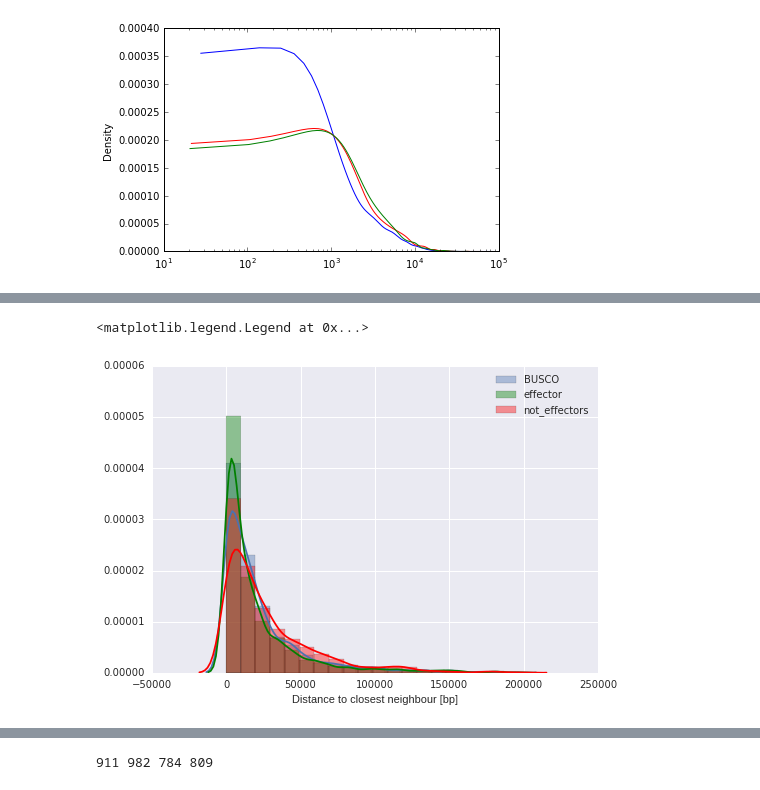
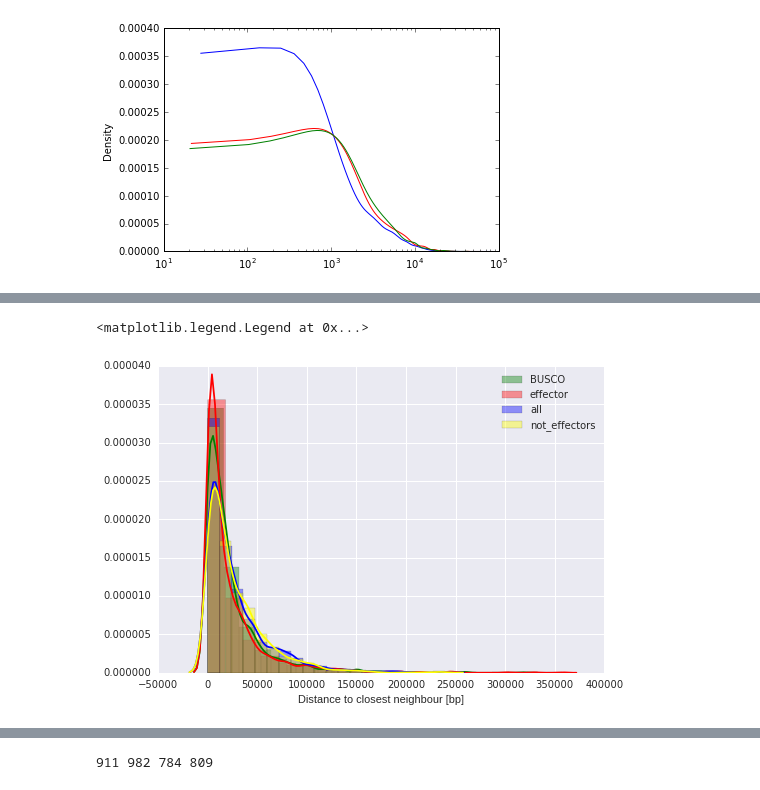
Before and after one commit to BenjaminSchwessinger/Pst_104E_analysis, a Jupyter notebook: Pst_104E_v12_effectors.ipynb, the cells around one changed output, grey strips where cells are left out. Saved outputs shown, nothing was run; the diff lists cells and outputs as text; code cells hidden in the pictures.

```diff
--- a/Pst_104E_v12_effectors.ipynb
+++ b/Pst_104E_v12_effectors.ipynb
@@ -603,10 +605,11 @@ p_busco_bed_rand_sub = p_busco_bed.random_subset(sub_set)
 #get the distances with nearest gene effectors vs effectors
 p_eself = p_effector_bed_rand_sub.closest(p_effector_bed_rand_sub, d=True,  N=True).to_dataframe().iloc[:,12]
 p_eself = p_eself[p_eself > -1]
+p_eself.name = 'Effectors'
 p_eall = p_effector_bed_rand_sub.closest(p_allall_rand_sub, d=True,  N=True).to_dataframe().iloc[:,12]
 p_eall= p_eall[p_eall > -1]
 print(p_eself.describe())
-p_effector_bed_rand_sub.closest(p_allall_rand_sub, d=True,  N=True).to_dataframe().iloc[:,12].plot(kind='box')
+p_eself.plot(kind='box')
 # %% [output]
 count     1421.00
 mean     22950.54
@@ -623,8 +626,9 @@ Name: 12, dtype: float64
 #get the distances with nearest gene all vs all subsampled
 p_allall = p_allall_rand_sub.closest(p_allall_rand_sub, d=True, N=True).to_dataframe().iloc[:,12]
 p_allall = p_allall[p_allall > -1]
+p_allall.name = 'All_genes'
 print(p_allall.describe())
-p_allall_rand_sub.closest(p_allall_rand_sub, d=True, N=True).to_dataframe().iloc[:,12].plot(kind='box')
+p_allall.plot(kind='box')
 # %% [output]
 count     1419.00
 mean     28585.66
@@ -641,7 +645,9 @@ Name: 12, dtype: float64
 #now with buscos
 p_bself = p_busco_bed_rand_sub.closest(p_busco_bed_rand_sub, d=True,  N=True).to_dataframe().iloc[:,12]
 p_bself = p_bself[p_bself > -1]
+p_bself.name = 'BUSCO'
 print(p_bself.describe())
+p_bself.plot(kind='box')
 # %% [output]
 count     1431.00
 mean     24105.67
@@ -655,6 +663,10 @@ Name: 12, dtype: float64
 # %%
+#non_effectors
 p_noeffector_bed= BedTool(p_noeffector_bed_fn)
-p_noeffector_rand_sub = p_noeffector_bed.random_subset(1444)
+p_noeffector_rand_sub = p_noeffector_bed.random_subset(sub_set)
 p_neself = p_noeffector_rand_sub.closest(p_noeffector_rand_sub, d=True,  N=True).to_dataframe().iloc[:,12]
-p_neself.describe()
+p_neself = p_neself[p_neself > -1]
+p_neself.name = 'No_effectors'
+print(p_neself.describe())
+p_neself.plot(kind='box')
 # %% [output]
@@ -680,8 +702,9 @@ plt.legend()
 # %%
-sns.distplot(p_bself[p_bself < 200000], bins=20,  label='BUSCO')
-sns.distplot(p_eself[p_eself < 200000], bins=20,  color='g',label = 'effector')
-sns.distplot(p_neself[p_neself <200000], bins=20,  color='red', label ='not_effectors', axlabel='Distance to closest neighbour [bp]')
+sns.distplot(p_bself, bins=20,color='g',  label='BUSCO')
+sns.distplot(p_eself, bins=20,  color='red',label = 'effector')
+sns.distplot(p_allall, bins=20,  color='b',label = 'all')
+sns.distplot(p_neself, bins=20,  color='yellow', label ='not_effectors', axlabel='Distance to closest neighbour [bp]')
 plt.legend()
 # %% [output]
 <matplotlib.legend.Legend at 0x...>
-[figure, old version]
+[figure, new version]
```
Also changed, not shown: parts of 24 cells of this notebook, 1 other file.
